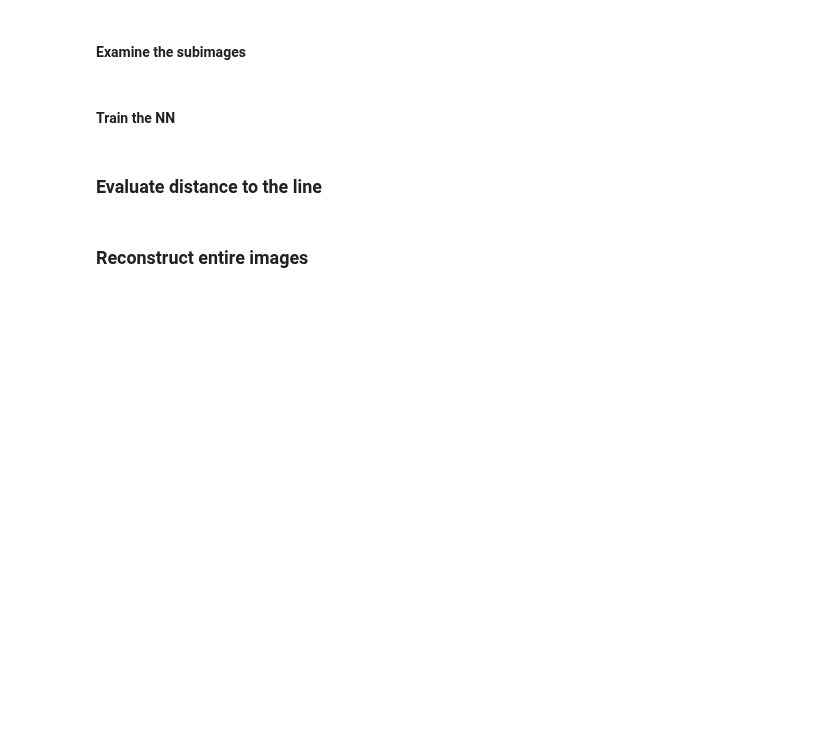
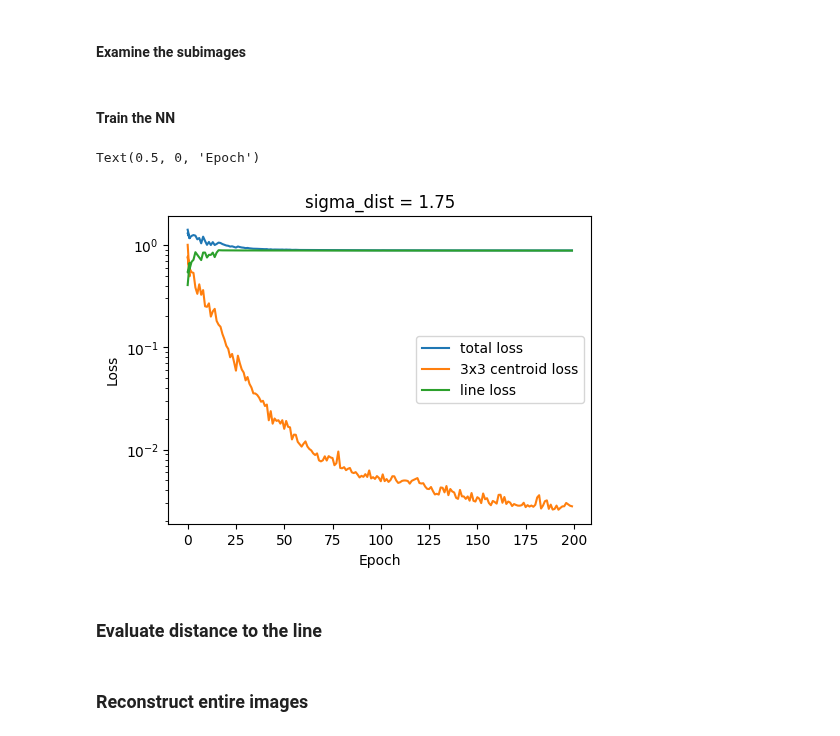
Before and after one commit to jerenner/emsim, a Jupyter notebook: notebooks/emsim_dataproc.ipynb, the cells around one changed output. Cells and saved outputs as stored; diff of their text form; code cells hidden in the pictures; blank space fills up the shorter version.

```diff
--- a/notebooks/emsim_dataproc.ipynb
+++ b/notebooks/emsim_dataproc.ipynb
@@ -547,22 +547,29 @@ for epoch in range(epoch_start,epoch_end):
     torch.save(model.state_dict(), "{}/model_init_{}.pt".format(modeldir,epoch))
 # %%
 # Plot the training loss and accuracy.
-tloss = np.loadtxt("train_CM_1pt0.txt")
+tloss = np.loadtxt("train_CM_1pt75.txt")
 
 fig = plt.figure()
 fig.set_figheight(4.0)
 fig.set_figwidth(12.0)
 
 ax1 = fig.add_subplot(121);
-plt.plot(tloss[:,0],tloss[:,1],label='training')
+plt.plot(tloss[:,0],tloss[:,1],label='total loss')
+plt.plot(tloss[:,0],tloss[:,2],label='3x3 centroid loss')
+plt.plot(tloss[:,0],tloss[:,3],label='line loss')
 plt.legend()
-plt.title("Loss")
 plt.yscale('log')
+plt.title("sigma_dist = 1.75")
+plt.ylabel("Loss")
+plt.xlabel("Epoch")
 
 # ax2 = fig.add_subplot(122);
 # plt.plot(tloss[:,0],tloss[:,2],label='training')
 # plt.legend()
 # plt.title("Accuracy")
+# %% [output]
+Text(0.5, 0, 'Epoch')
+[figure, added]
 # %%
 # Look at individual events
 evt_plt = 8
```
Also changed, not shown: parts of 11 cells of this notebook, 15 other files.
